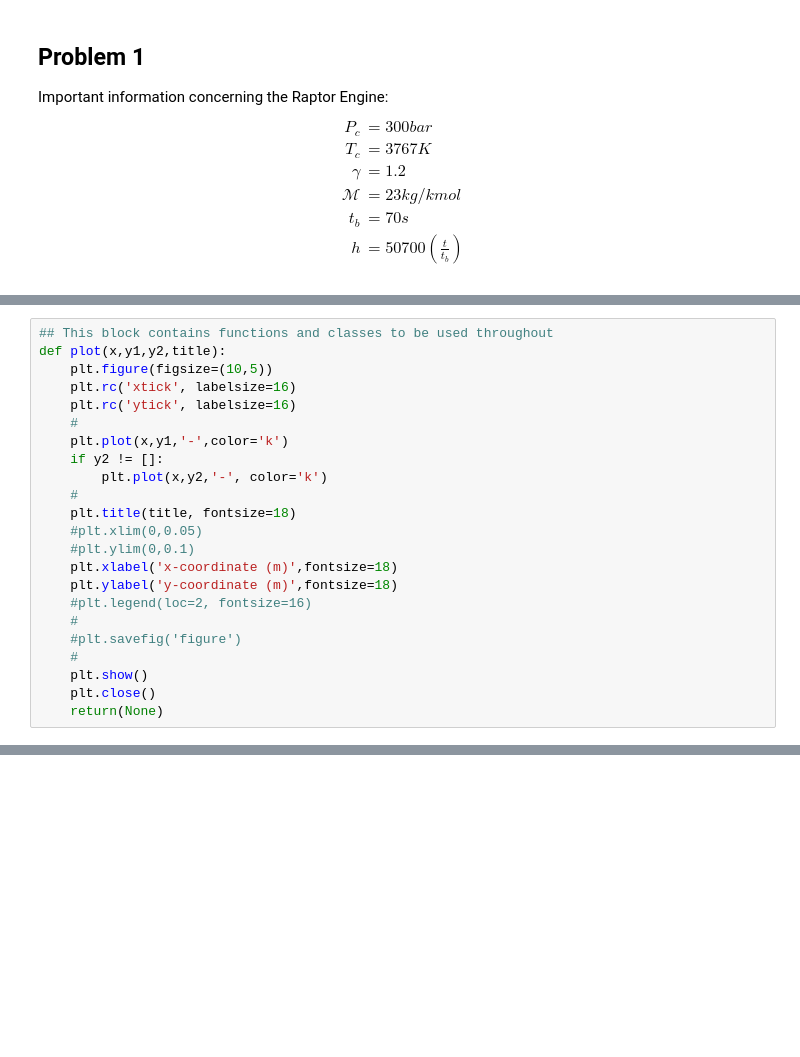
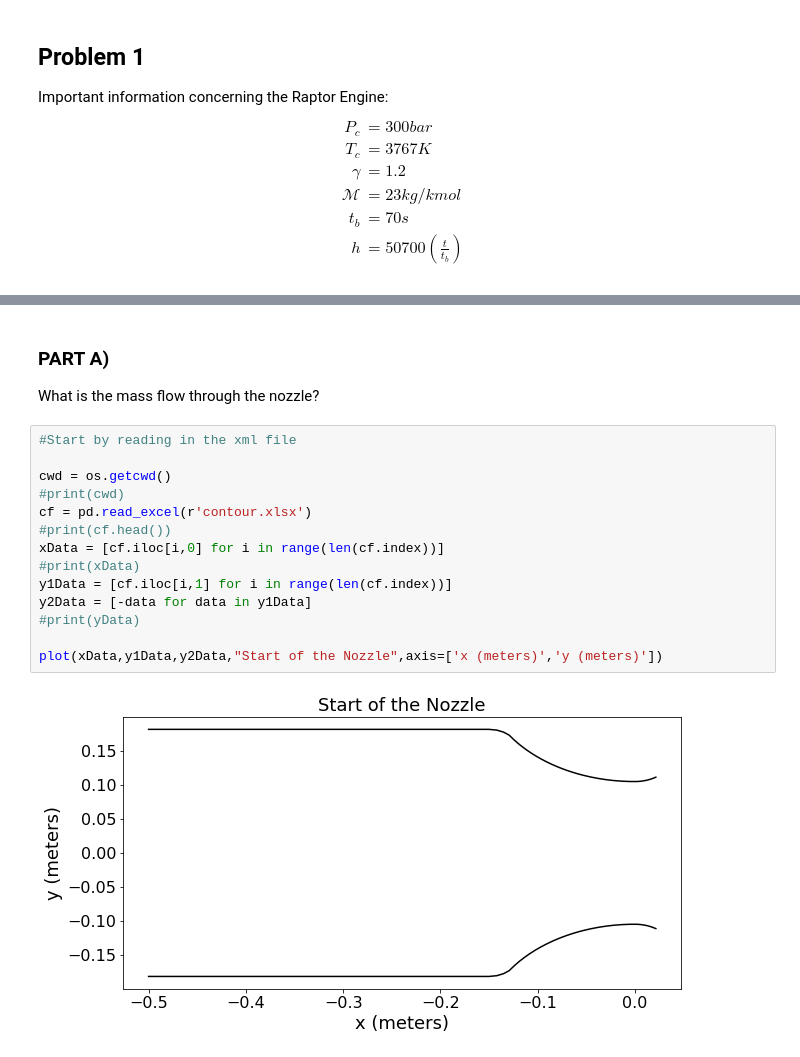
Before and after one commit to BananaBonanza/rocketProp, a Jupyter notebook: 539Hw1.ipynb, the cells around one changed output, grey strips where cells are left out. Cells and saved outputs as stored; diff of their text form; blank space fills up the shorter version.

```diff
--- a/539Hw1.ipynb
+++ b/539Hw1.ipynb
@@ -111,23 +24,0 @@ def h(t):
-# %%
-## This block contains functions and classes to be used throughout
-def plot(x,y1,y2,title):
-    plt.figure(figsize=(10,5))
-    plt.rc('xtick', labelsize=16)
-    plt.rc('ytick', labelsize=16)
-    #
-    plt.plot(x,y1,'-',color='k')
-    if y2 != []:
-        plt.plot(x,y2,'-', color='k')
-    #
-    plt.title(title, fontsize=18)
-    #plt.xlim(0,0.05)
-    #plt.ylim(0,0.1)
-    plt.xlabel('x-coordinate (m)',fontsize=18)
-    plt.ylabel('y-coordinate (m)',fontsize=18)
-    #plt.legend(loc=2, fontsize=16)
-    #
-    #plt.savefig('figure')
-    #
-    plt.show()
-    plt.close()
-    return(None)
@@ -228,0 +120,19 @@ for item in epsilon:
+# %% [markdown]
+### PART A)
+What is the mass flow through the nozzle?
+# %%
+#Start by reading in the xml file
+
+cwd = os.getcwd()
+#print(cwd)
+cf = pd.read_excel(r'contour.xlsx')
+#print(cf.head())
+xData = [cf.iloc[i,0] for i in range(len(cf.index))]
+#print(xData)
+y1Data = [cf.iloc[i,1] for i in range(len(cf.index))]
+y2Data = [-data for data in y1Data]
+#print(yData)
+
+plot(xData,y1Data,y2Data,"Start of the Nozzle",axis=['x (meters)','y (meters)'])
+# %% [output]
+[figure, added]
```
Also changed, not shown: parts of 41 cells of this notebook, 1 other file.
